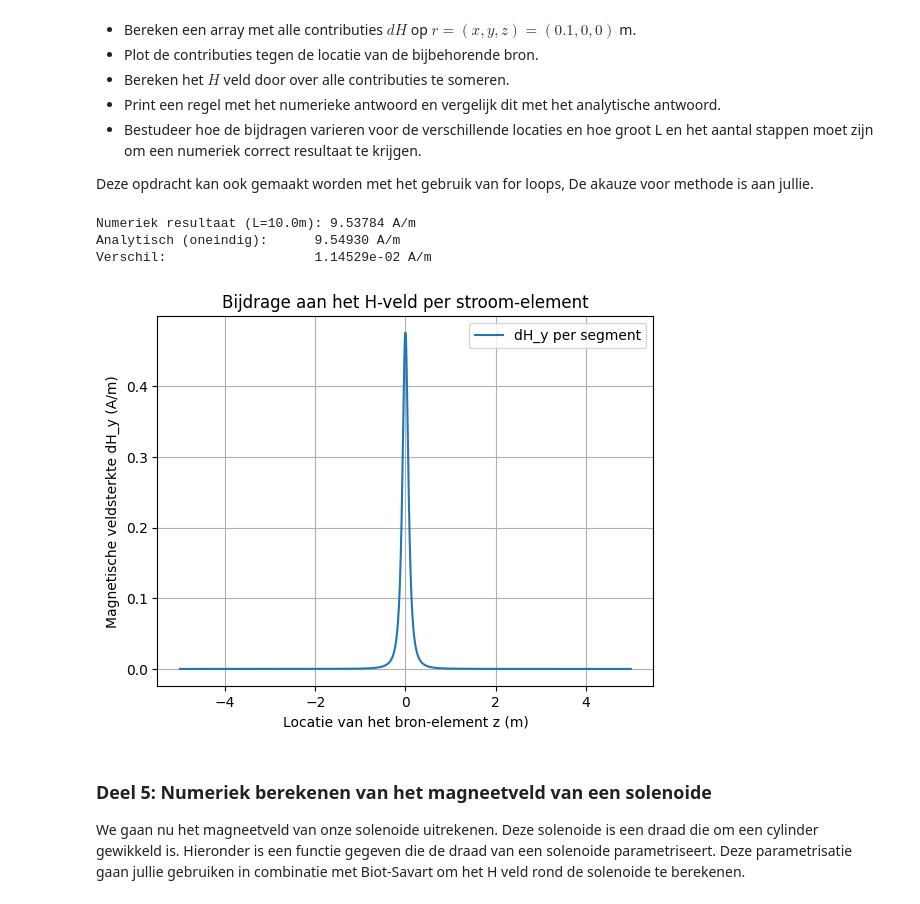
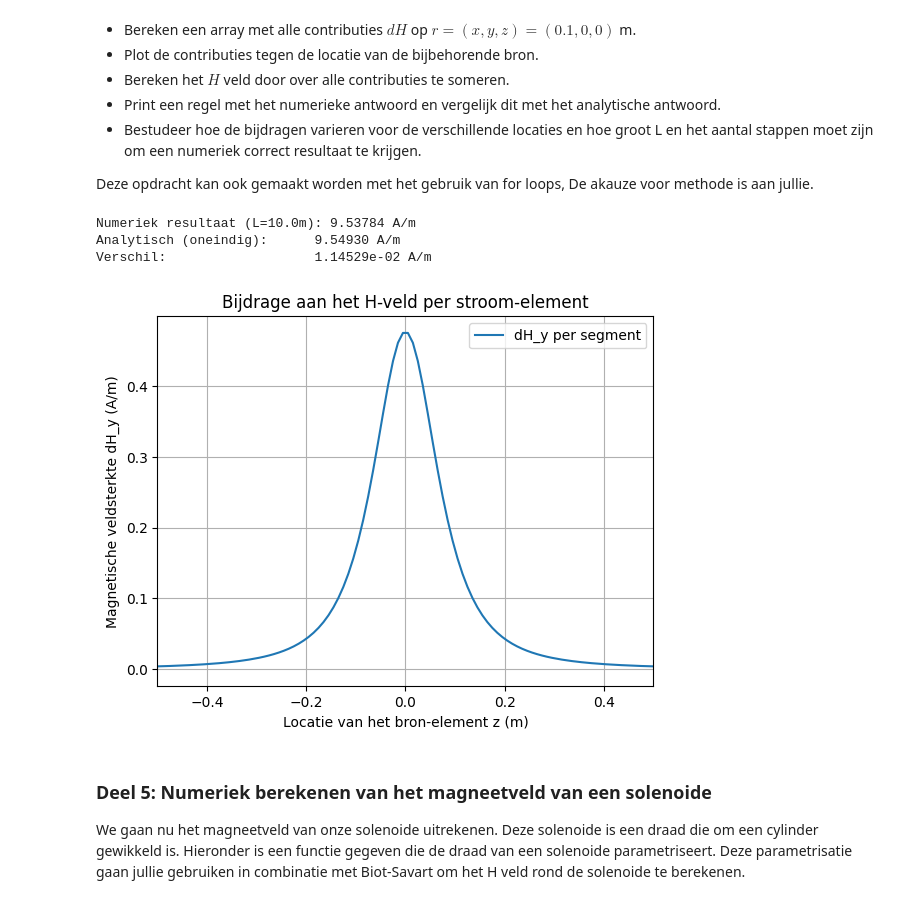
Before and after one commit to wobsen/opdrachten-DEF-D, a Jupyter notebook: DigitaleOntwerpopdrachten/2KrachtactuatorOpdracht/KrachtactuatorOpdracht.ipynb, the cells around one changed output. Cells and saved outputs as stored; diff of their text form; code cells hidden in the pictures.

```diff
--- a/DigitaleOntwerpopdrachten/2KrachtactuatorOpdracht/KrachtactuatorOpdracht.ipynb
+++ b/DigitaleOntwerpopdrachten/2KrachtactuatorOpdracht/KrachtactuatorOpdracht.ipynb
@@ -449,34 +449,35 @@ for z in z_sources:
     r_source = np.array([0, 0, z])
     # Gebruik de functie uit Opdracht 11
     dH = field_current_element(r_field, r_source, dl)
     dH_list.append(dH)
 
 dH_array = np.array(dH_list)
 
 dH_y = dH_array[:, 1]
 
 H_numeriek = np.sum(dH_y)
 
 H_analytisch = I / (2 * np.pi * x_veld)
 #results
 print(f"Numeriek resultaat (L={L}m): {H_numeriek:.5f} A/m")
 print(f"Analytisch (oneindig):      {H_analytisch:.5f} A/m")
 print(f"Verschil:                   {abs(H_numeriek - H_analytisch):.5e} A/m")
 
 #plots
 plt.plot(z_sources, dH_y, label='dH_y per segment')
 plt.title('Bijdrage aan het H-veld per stroom-element')
 plt.xlabel('Locatie van het bron-element z (m)')
 plt.ylabel('Magnetische veldsterkte dH_y (A/m)')
+plt.xlim(-0.5,0.5)
 plt.grid()
 plt.legend()
 plt.show()
 ###
 # %% [output]
 Numeriek resultaat (L=10.0m): 9.53784 A/m
 Analytisch (oneindig):      9.54930 A/m
 Verschil:                   1.14529e-02 A/m
-[figure, old version]
+[figure, new version]
 # %% [markdown]
 ### Deel 5: Numeriek berekenen van het magneetveld van een solenoide
 
```
